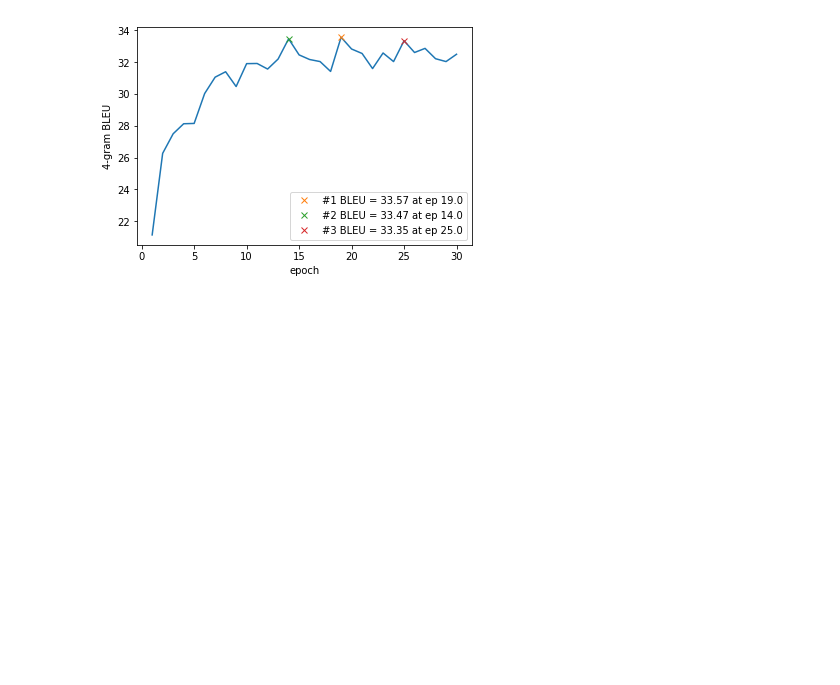
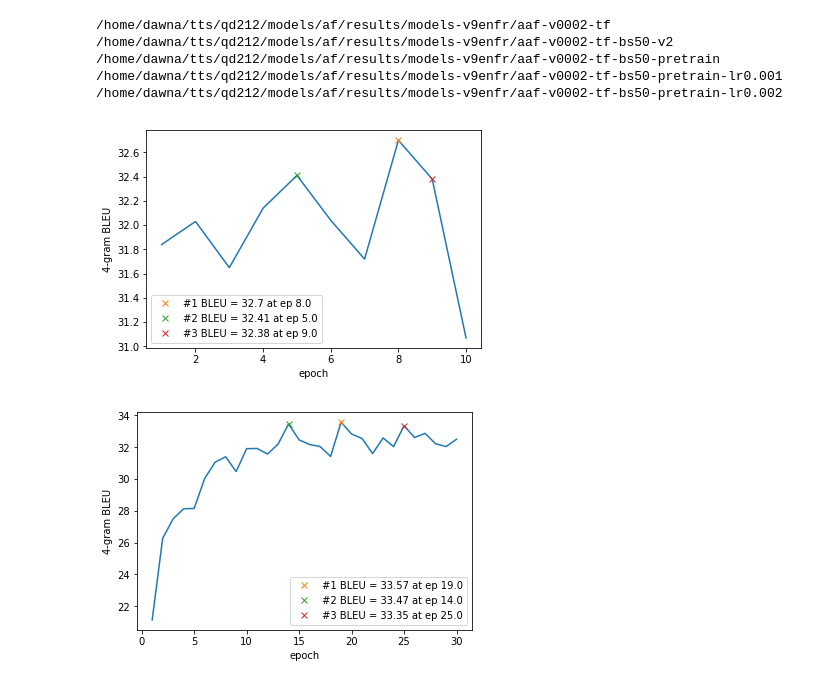
Before and after one commit to 3dmaisons/af-mnt, a Jupyter notebook: af-scripts/0_general.ipynb, the cells around one changed output. Saved outputs shown, nothing was run; the diff lists cells and outputs as text; code cells hidden in the pictures; blank space fills up the shorter version.

```diff
--- a/af-scripts/0_general.ipynb
+++ b/af-scripts/0_general.ipynb
@@ -51,0 +94,14 @@ def plot_bleu_lst(ep_lst, bleu_lst, y_lab='4-gram BLEU'):
+# %%
+dir_base = '/home/dawna/tts/qd212/models/af/results/models-v9enfr/'
+lst_dir_exp = [os.path.join(dir_base, e) for e in os.listdir(dir_base) if 'v0002' in e]
+devset = 'tst2013'
+flag_doit = False
+for dir_exp in lst_dir_exp:
+    print(dir_exp)
+    clean_exp_ckpts(dir_exp, devset, nb_ckpt_to_keep=3, flag_doit=flag_doit)
+# %% [output]
+/home/dawna/tts/qd212/models/af/results/models-v9enfr/aaf-v0002-tf
+/home/dawna/tts/qd212/models/af/results/models-v9enfr/aaf-v0002-tf-bs50-v2
+/home/dawna/tts/qd212/models/af/results/models-v9enfr/aaf-v0002-tf-bs50-pretrain
+/home/dawna/tts/qd212/models/af/results/models-v9enfr/aaf-v0002-tf-bs50-pretrain-lr0.001
+/home/dawna/tts/qd212/models/af/results/models-v9enfr/aaf-v0002-tf-bs50-pretrain-lr0.002
@@ -52,3 +112,8 @@ def plot_bleu_lst(ep_lst, bleu_lst, y_lab='4-gram BLEU'):
+# %%
+dirSet = '/home/dawna/tts/qd212/models/af/results/models-v9enfr/aaf-v0050-aoaf-tf0.8-selectKL50.0/tst2013/'
+plot_bleu_lst(*get_ep_lst_bleu_lst(dirSet, f_bleu='bleu-DETOK.log', flag_detok_avg=True))
+# %% [output]
+[figure, added]
 # %%
 dirSet = '/home/dawna/tts/qd212/models/af/results/models-v9enfr/aaf-v0020-sched-fr3.0/tst2013/'
 plot_bleu_lst(*get_ep_lst_bleu_lst(dirSet, f_bleu='bleu-DETOK.log', flag_detok_avg=True))
```
Also changed, not shown: parts of 38 cells of this notebook.
